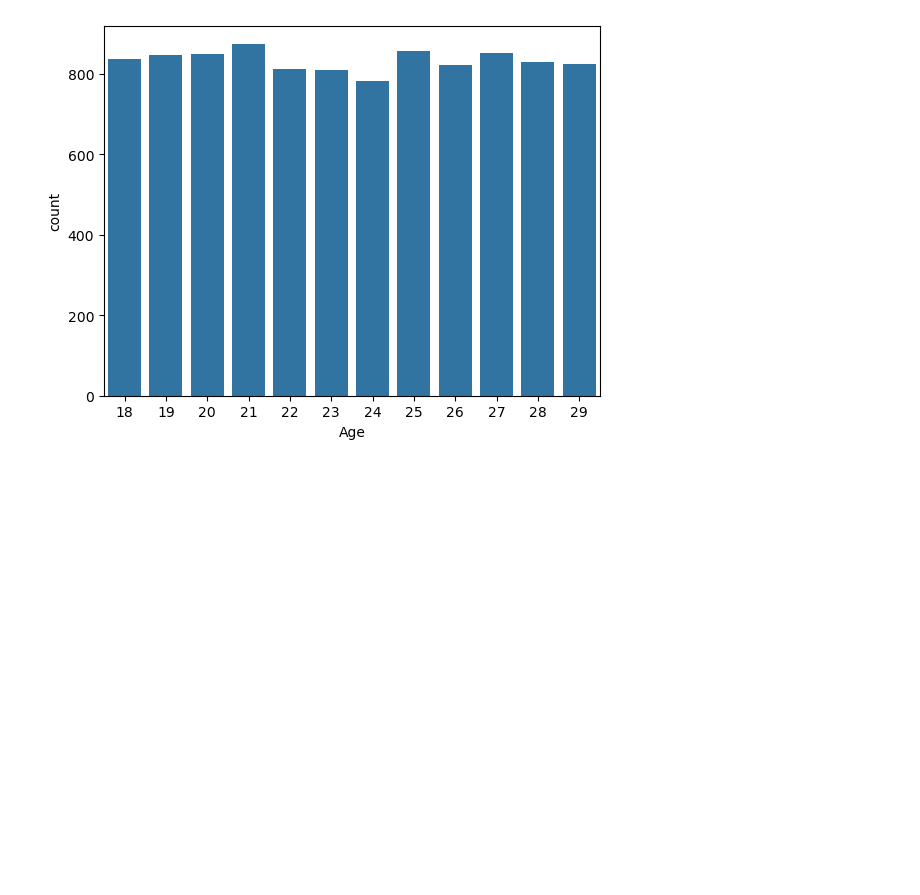
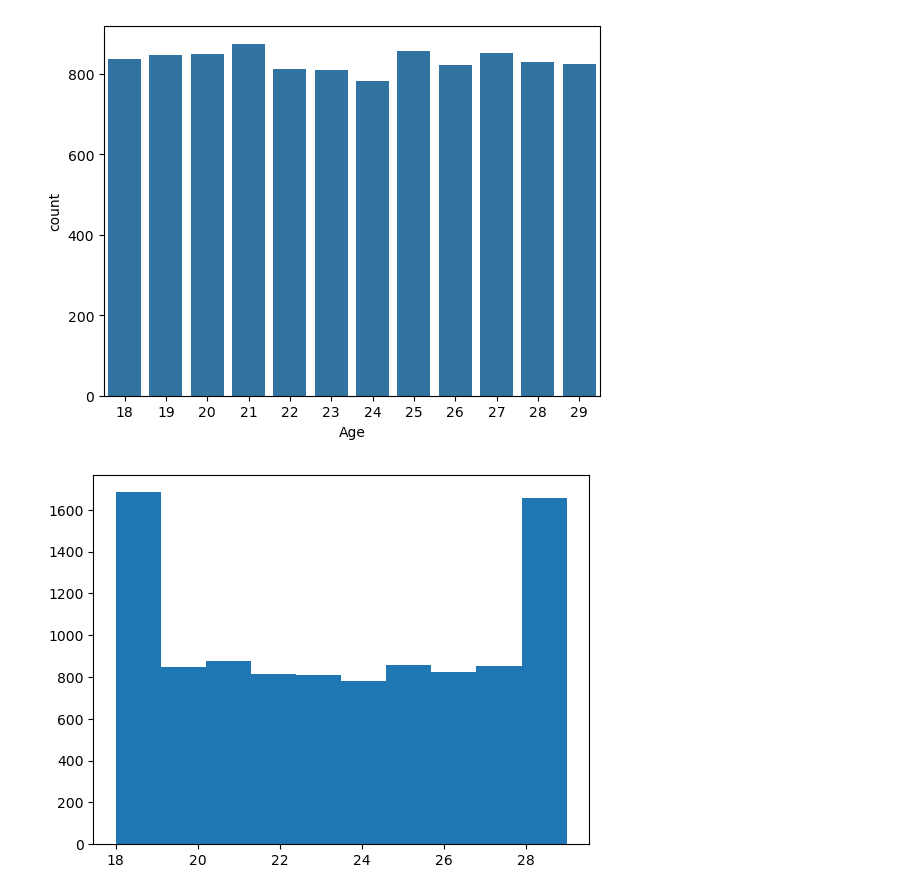
Before and after one commit to leydyson/Data-Science, a Jupyter notebook: Student Performance/notebooks/main.ipynb, the cells around one changed output. Saved outputs shown, nothing was run; the diff lists cells and outputs as text; code cells hidden in the pictures; blank space fills up the shorter version.

```diff
--- a/Student Performance/notebooks/main.ipynb
+++ b/Student Performance/notebooks/main.ipynb
@@ -109,3 +123,7 @@ np.unique(df['Age'], return_counts=True)
 sns.countplot(x = df['Age']);
 # %% [output]
 [figure]
+# %%
+plt.hist(x = df['Age']);
+# %% [output]
+[figure, added]
```
Also changed, not shown: parts of 8 cells of this notebook.
